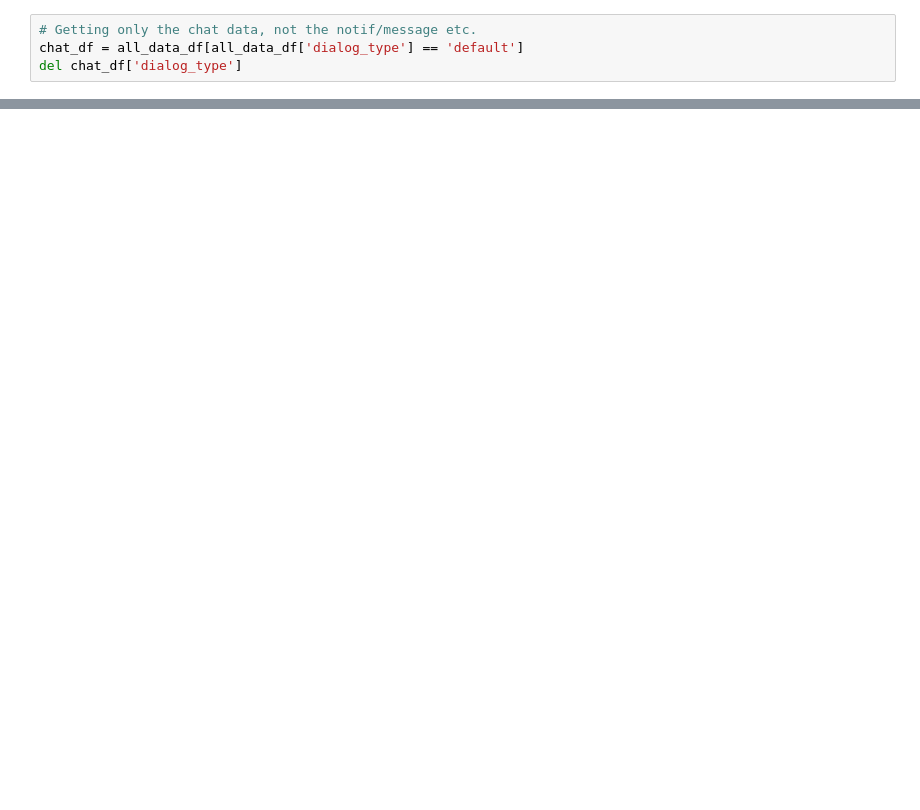
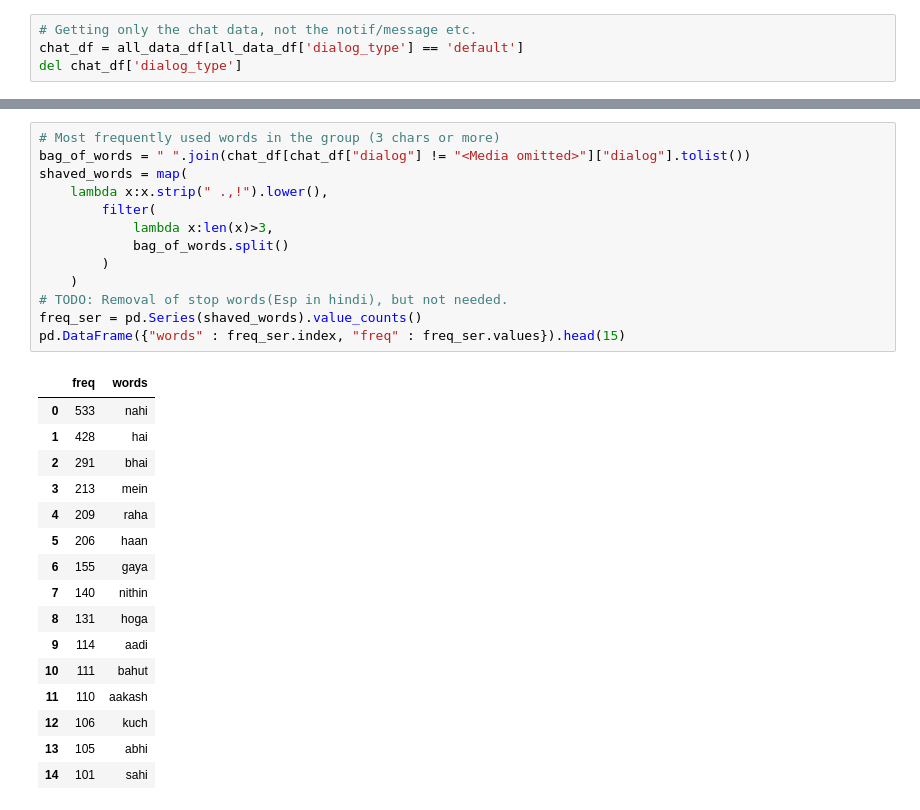
Before and after one commit to gnithin/playground, a Jupyter notebook: python/whatsapp-analysis/Whatsapp Analysis.ipynb, the cells around one changed output, grey strips where cells are left out. Drawn from its saved outputs; the diff is of its cells as text; blank space fills up the shorter version.

```diff
--- a/python/whatsapp-analysis/Whatsapp Analysis.ipynb
+++ b/python/whatsapp-analysis/Whatsapp Analysis.ipynb
@@ -93,0 +65,30 @@ time_range.plot(figsize=(20, 20))
+# %%
+# Most frequently used words in the group (3 chars or more)
+bag_of_words = " ".join(chat_df[chat_df["dialog"] != "<Media omitted>"]["dialog"].tolist())
+shaved_words = map(
+    lambda x:x.strip(" .,!").lower(),
+        filter(
+            lambda x:len(x)>3,
+            bag_of_words.split()
+        )
+    )
+# TODO: Removal of stop words(Esp in hindi), but not needed.
+freq_ser = pd.Series(shaved_words).value_counts()
+pd.DataFrame({"words" : freq_ser.index, "freq" : freq_ser.values}).head(15)
+# %% [output]
+|  | freq | words |
+| 0 | 533 | nahi |
+| 1 | 428 | hai |
+| 2 | 291 | bhai |
+| 3 | 213 | mein |
+| 4 | 209 | raha |
+| 5 | 206 | haan |
+| 6 | 155 | gaya |
+| 7 | 140 | nithin |
+| 8 | 131 | hoga |
+| 9 | 114 | aadi |
+| 10 | 111 | bahut |
+| 11 | 110 | aakash |
+| 12 | 106 | kuch |
+| 13 | 105 | abhi |
+| 14 | 101 | sahi |
```
Also changed, not shown: parts of 8 cells of this notebook.
